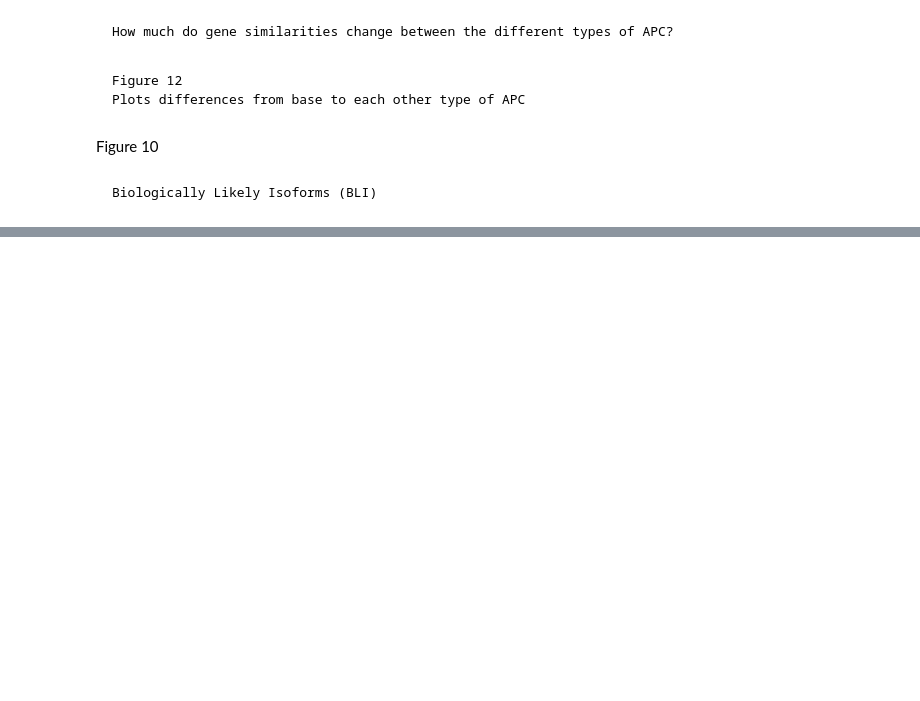
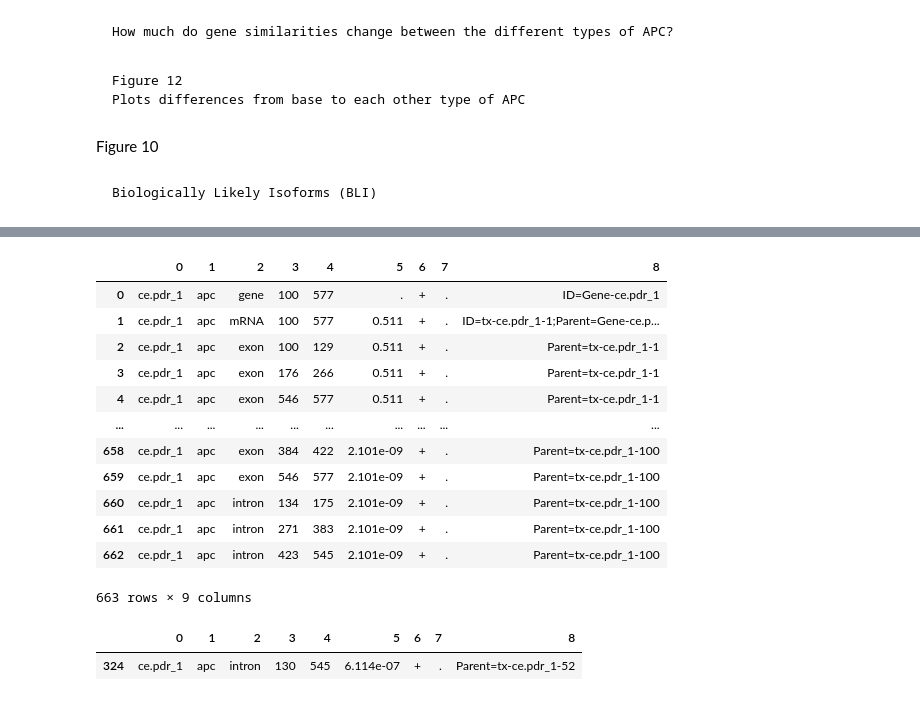
Before and after one commit to KorfLab/isoforms, a Jupyter notebook: APCanalysis/apc_figures.ipynb, the cells around one changed output, grey strips where cells are left out. Cells and saved outputs as stored; diff of their text form; code cells hidden in the pictures; blank space fills up the shorter version.

```diff
--- a/APCanalysis/apc_figures.ipynb
+++ b/APCanalysis/apc_figures.ipynb
@@ -1072,0 +1191,23 @@ bli_difs
+# %%
+gff = pd.read_csv('../data/APCextra_optnmd/ce.pdr_1.APCextra_optnmd.gff', sep='\t', skiprows=10, header=None)
+# %%
+gff
+# %% [output]
+|  | 0 | 1 | 2 | 3 | 4 | 5 | 6 | 7 | 8 |
+| 0 | ce.pdr_1 | apc | gene | 100 | 577 | . | + | . | ID=Gene-ce.pdr_1 |
+| 1 | ce.pdr_1 | apc | mRNA | 100 | 577 | 0.511 | + | . | ID=tx-ce.pdr_1-1;Parent=Gene-ce.p... |
+| 2 | ce.pdr_1 | apc | exon | 100 | 129 | 0.511 | + | . | Parent=tx-ce.pdr_1-1 |
+| 3 | ce.pdr_1 | apc | exon | 176 | 266 | 0.511 | + | . | Parent=tx-ce.pdr_1-1 |
+| 4 | ce.pdr_1 | apc | exon | 546 | 577 | 0.511 | + | . | Parent=tx-ce.pdr_1-1 |
+| ... | ... | ... | ... | ... | ... | ... | ... | ... | ... |
+| 658 | ce.pdr_1 | apc | exon | 384 | 422 | 2.101e-09 | + | . | Parent=tx-ce.pdr_1-100 |
+| 659 | ce.pdr_1 | apc | exon | 546 | 577 | 2.101e-09 | + | . | Parent=tx-ce.pdr_1-100 |
+| 660 | ce.pdr_1 | apc | intron | 134 | 175 | 2.101e-09 | + | . | Parent=tx-ce.pdr_1-100 |
+| 661 | ce.pdr_1 | apc | intron | 271 | 383 | 2.101e-09 | + | . | Parent=tx-ce.pdr_1-100 |
+| 662 | ce.pdr_1 | apc | intron | 423 | 545 | 2.101e-09 | + | . | Parent=tx-ce.pdr_1-100 |
+663 rows × 9 columns
+# %%
+gff[(gff[3] == 130) & (gff[4] == 545)]
+# %% [output]
+|  | 0 | 1 | 2 | 3 | 4 | 5 | 6 | 7 | 8 |
+| 324 | ce.pdr_1 | apc | intron | 130 | 545 | 6.114e-07 | + | . | Parent=tx-ce.pdr_1-52 |
```
Also changed, not shown: parts of 7 cells of this notebook.
